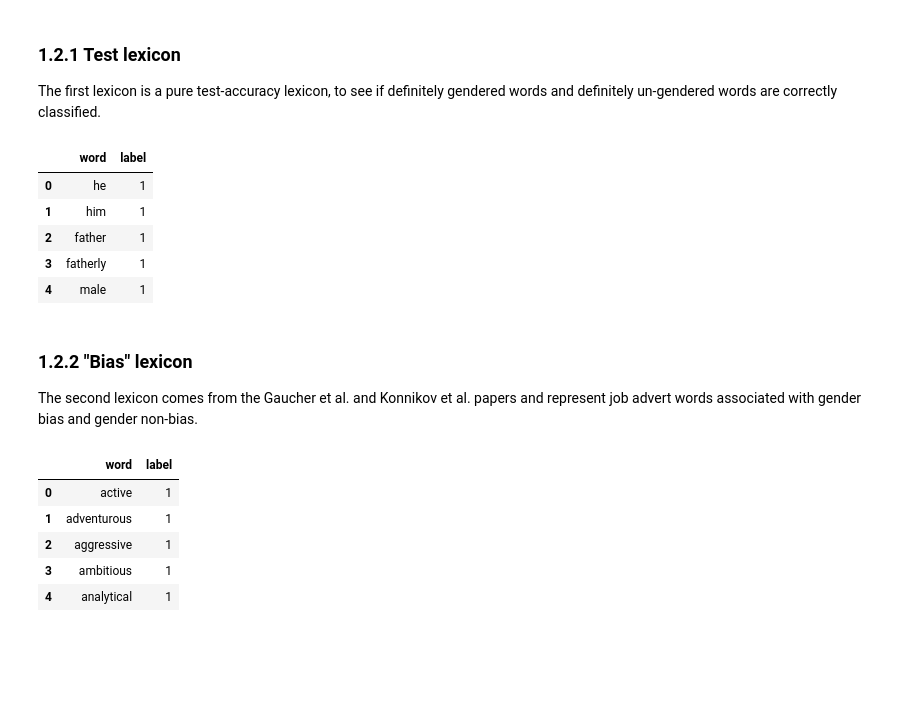
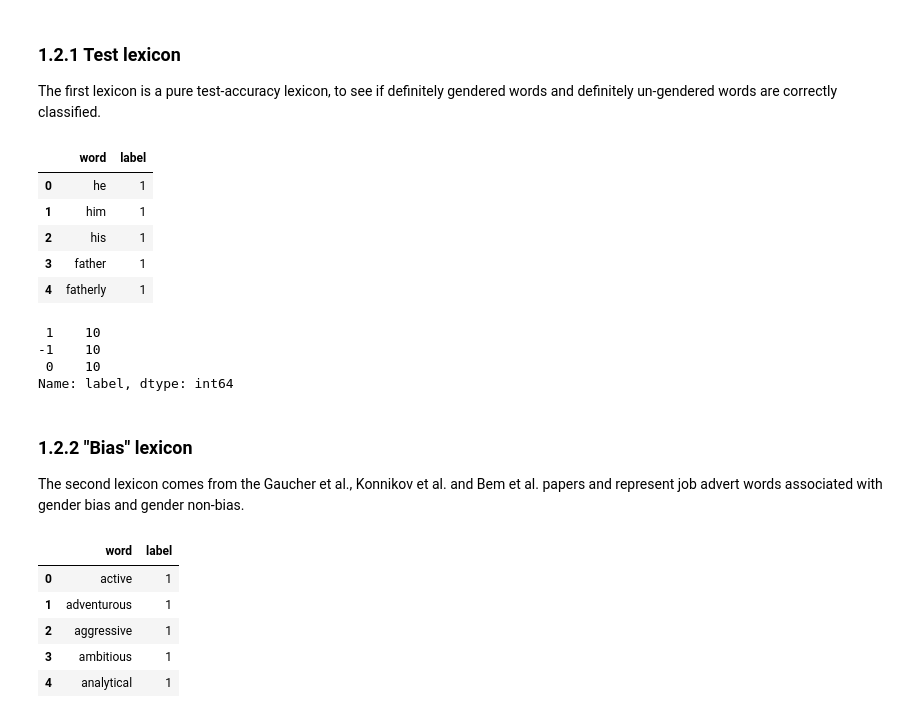
Before and after one commit to Andrewwango/kainosRecruitmentApi-TeamA, a Jupyter notebook: ai/01_eda.ipynb, the cells around one changed output. Cells and saved outputs as stored; diff of their text form; code cells hidden in the pictures; blank space fills up the shorter version.

```diff
--- a/ai/01_eda.ipynb
+++ b/ai/01_eda.ipynb
@@ -114,15 +127,23 @@ Note that in all cases, 1 represents male bias, -1 represents female bias, 0 rep
 ### 1.2.1 Test lexicon
 The first lexicon is a pure test-accuracy lexicon, to see if definitely gendered words and definitely un-gendered words are correctly classified.
 # %%
-pd.read_csv("data/lexicons/test_lexicon.csv").head()
+df = pd.read_csv("data/lexicons/test_lexicon.csv")
+df.head()
 # %% [output]
 |  | word | label |
 | 0 | he | 1 |
 | 1 | him | 1 |
-| 2 | father | 1 |
-| 3 | fatherly | 1 |
-| 4 | male | 1 |
+| 2 | his | 1 |
+| 3 | father | 1 |
+| 4 | fatherly | 1 |
+# %%
+df["label"].value_counts()
+# %% [output]
+ 1    10
+-1    10
+ 0    10
+Name: label, dtype: int64
 # %% [markdown]
 ### 1.2.2 "Bias" lexicon
-The second lexicon comes from the Gaucher et al. and Konnikov et al. papers and represent job advert words associated with gender bias and gender non-bias.
+The second lexicon comes from the Gaucher et al., Konnikov et al. and Bem et al. papers and represent job advert words associated with gender bias and gender non-bias.
 # %%
```
Also changed, not shown: parts of 7 cells of this notebook, 1 other file.
